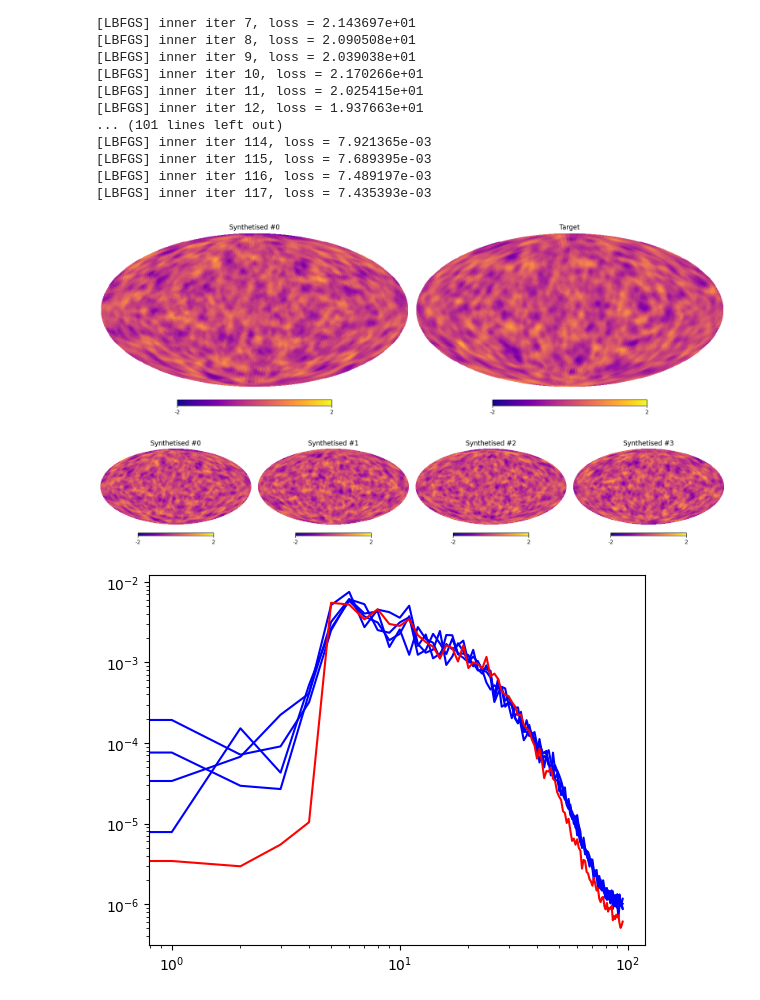
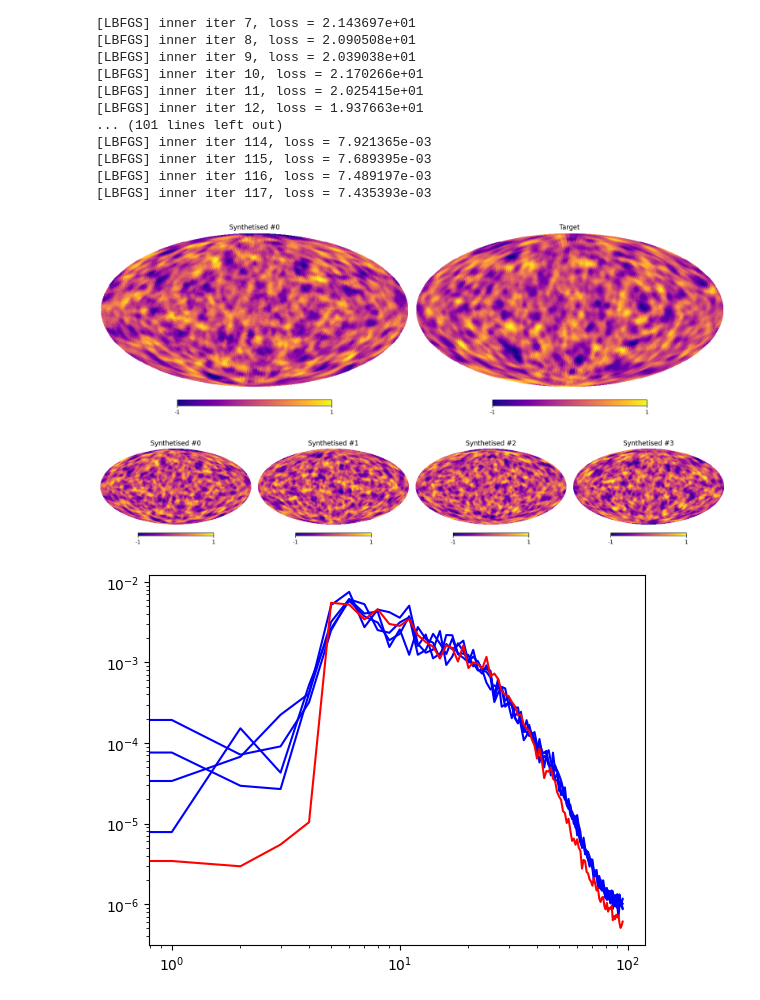
Before and after one commit to Eralys/STL_dev, a Jupyter notebook: STL_main/Certif_Healpix_Kernel_Torch/Certification_Notebook_Healpix_kernel.ipynb, the cells around one changed output. Saved outputs shown, nothing was run; the diff lists cells and outputs as text; code cells hidden in the pictures.

```diff
--- a/STL_main/Certif_Healpix_Kernel_Torch/Certification_Notebook_Healpix_kernel.ipynb
+++ b/STL_main/Certif_Healpix_Kernel_Torch/Certification_Notebook_Healpix_kernel.ipynb
@@ -162,15 +162,15 @@ u = g.invert(gu)
 [LBFGS] inner iter 117, loss = 7.435393e-03
 # %%
 plt.figure(figsize=(16,6))
-hp.mollview(u[0].cpu().numpy(),nest=True,hold=False,sub=(1,2,1),cmap='plasma',title='Synthetised #0',min=-2,max=2)
-hp.mollview(target,nest=True,hold=False,sub=(1,2,2),cmap='plasma',title='Target',min=-2,max=2)
+hp.mollview(u[0].cpu().numpy(),nest=True,hold=False,sub=(1,2,1),cmap='plasma',title='Synthetised #0',min=-1,max=1)
+hp.mollview(target,nest=True,hold=False,sub=(1,2,2),cmap='plasma',title='Target',min=-1,max=1)
 plt.figure(figsize=(16,4))
 for k in range(4):
     hp.mollview(u[k].cpu().numpy(),nest=True,hold=False,sub=(1,4,1+k),
-                cmap='plasma',title='Synthetised #%d'%(k),min=-2,max=2)
+                cmap='plasma',title='Synthetised #%d'%(k),min=-1,max=1)
 # %% [output]
-[figure, old version]
+[figure, new version]
-[figure, old version]
+[figure, new version]
 # %%
 for k in range(4):
     cl1=hp.anafast(hp.reorder(u[k].cpu().numpy(),n2r=True))
```
